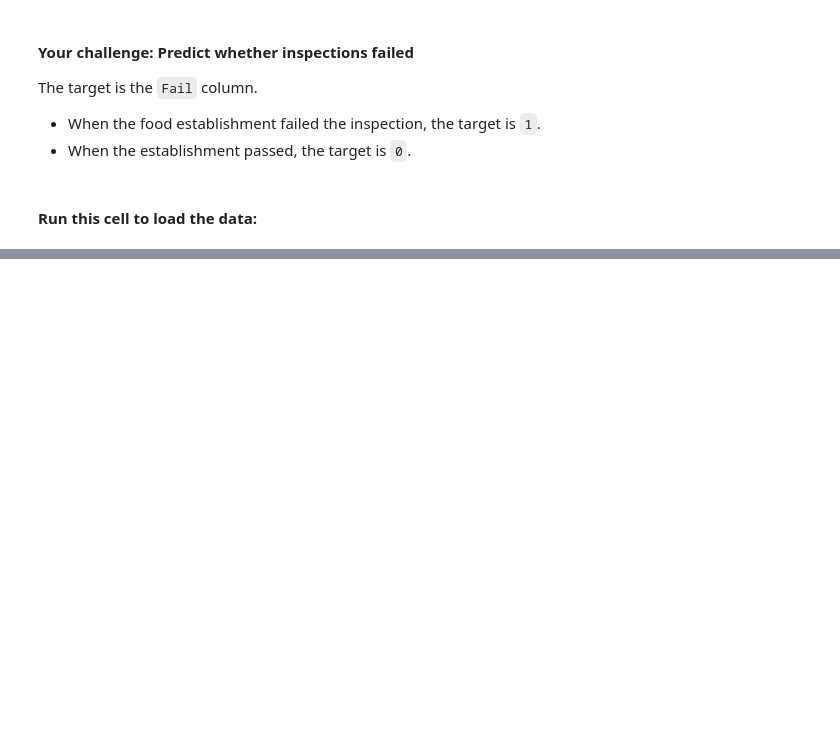
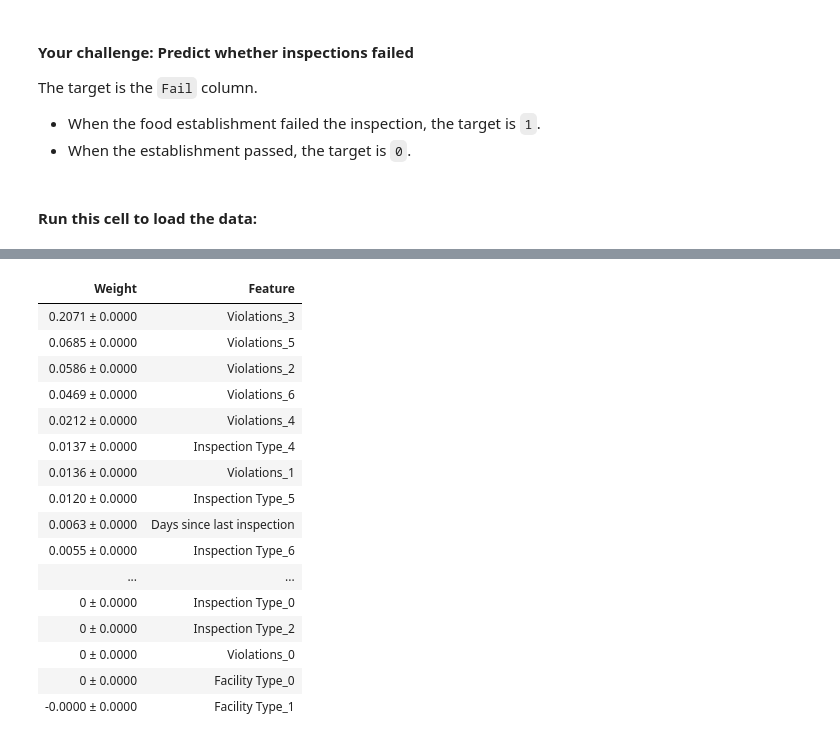
Before and after one commit to bloominstituteoftechnology/DS-Unit-4-Sprint-1-Tree-Ensembles, a Jupyter notebook: sprint_challenge/DS41SC.ipynb, the cells around one changed output, grey strips where cells are left out. Cells and saved outputs as stored; diff of their text form; code cells hidden in the pictures; blank space fills up the shorter version.

```diff
--- a/sprint_challenge/DS41SC.ipynb
+++ b/sprint_challenge/DS41SC.ipynb
@@ -54,0 +278,30 @@ _To earn a score of 3 for this part, make at least two of these visualization ty
+# %%
+import eli5
+from eli5.sklearn import PermutationImportance
+
+perm = PermutationImportance(estimator=forest,
+                             scoring='roc_auc',
+                             n_iter=1,
+                             cv='prefit'
+                            ).fit(X, y)
+eli5.show_weights(perm,
+                  top=None,
+                  feature_names=X.columns.tolist())
+# %% [output]
+| Weight | Feature |
+| 0.2071 ± 0.0000 | Violations_3 |
+| 0.0685 ± 0.0000 | Violations_5 |
+| 0.0586 ± 0.0000 | Violations_2 |
+| 0.0469 ± 0.0000 | Violations_6 |
+| 0.0212 ± 0.0000 | Violations_4 |
+| 0.0137 ± 0.0000 | Inspection Type_4 |
+| 0.0136 ± 0.0000 | Violations_1 |
+| 0.0120 ± 0.0000 | Inspection Type_5 |
+| 0.0063 ± 0.0000 | Days since last inspection |
+| 0.0055 ± 0.0000 | Inspection Type_6 |
+| ... | ... |
+| 0 ± 0.0000 | Inspection Type_0 |
+| 0 ± 0.0000 | Inspection Type_2 |
+| 0 ± 0.0000 | Violations_0 |
+| 0 ± 0.0000 | Facility Type_0 |
+| -0.0000 ± 0.0000 | Facility Type_1 |
```
Also changed, not shown: parts of 24 cells of this notebook.
